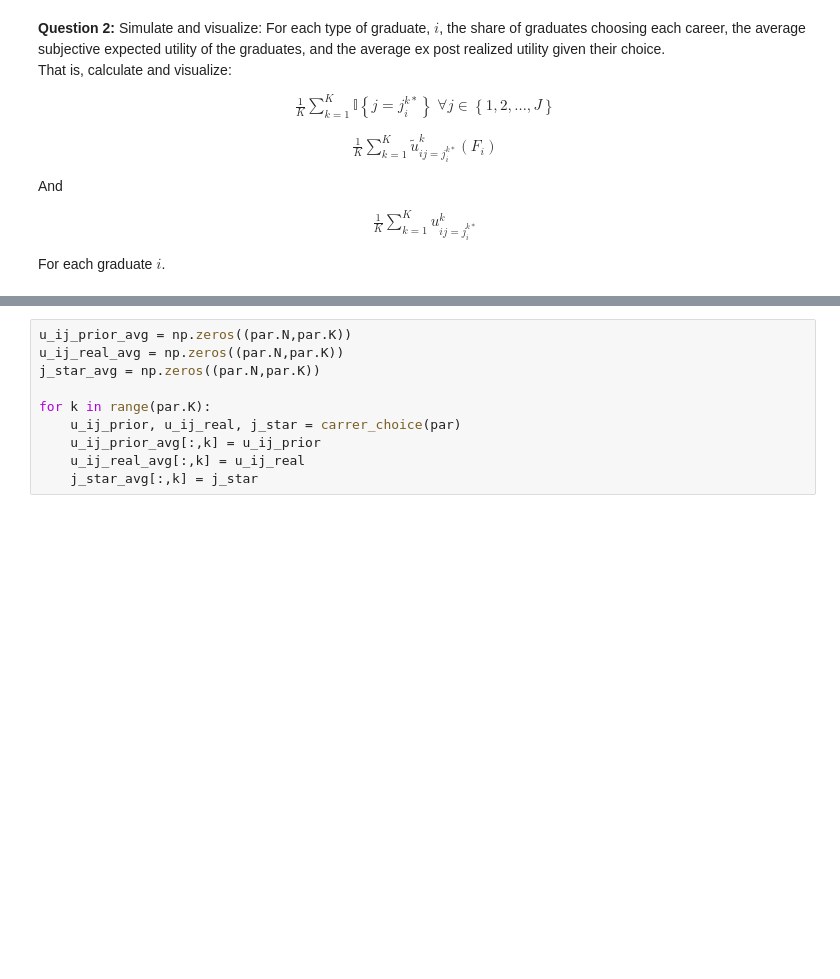
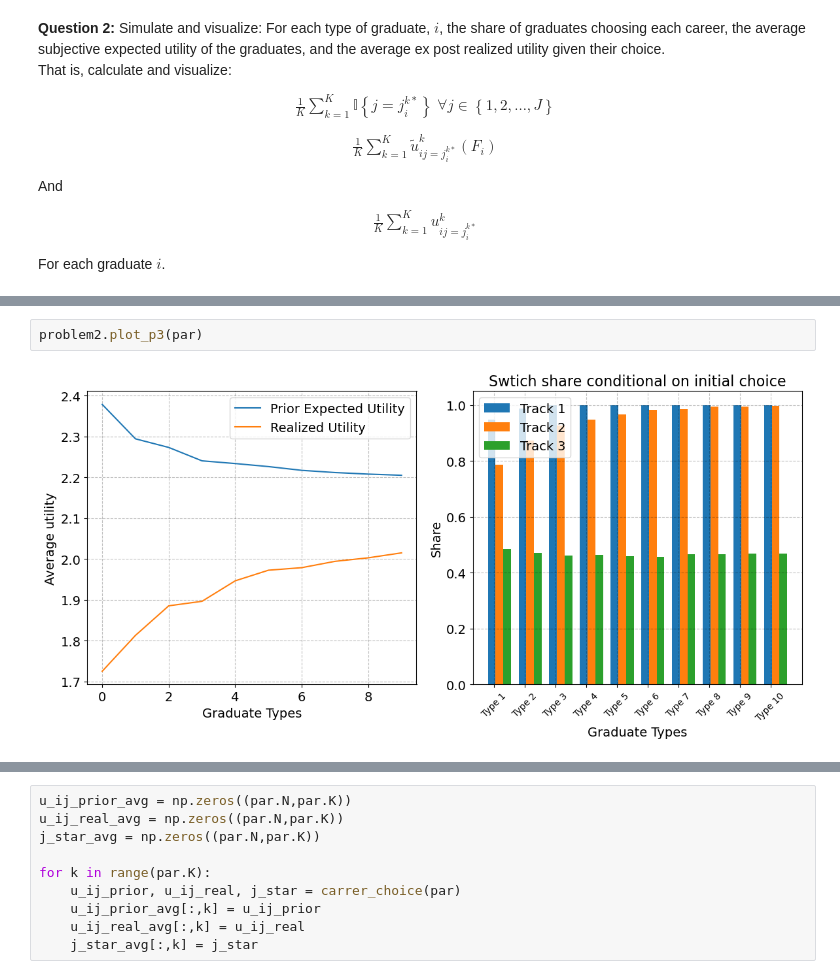
Before and after one commit to NumEconCopenhagen/projects-2024-mikkel-thomas, a Jupyter notebook: examproject/exam_2024 thje.ipynb, the cells around one changed output, grey strips where cells are left out. Cells and saved outputs as stored; diff of their text form; blank space fills up the shorter version.

```diff
--- a/examproject/exam_2024 thje.ipynb
+++ b/examproject/exam_2024 thje.ipynb
@@ -219,3 +225,7 @@ For each graduate $i$.
+# %%
+problem2.plot_p3(par)
+# %% [output]
+[figure, added]
 # %%
 # Write your answer here
 np.random.seed(2024)
```
Also changed, not shown: parts of 10 cells of this notebook, 1 other file.
